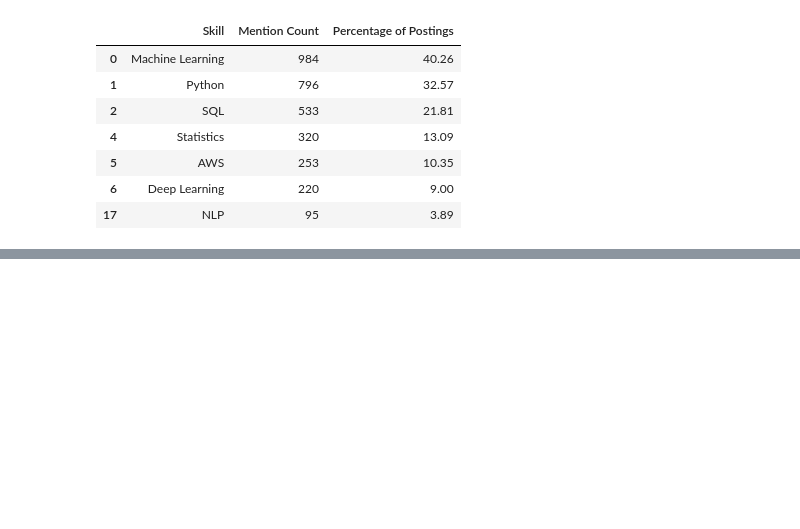
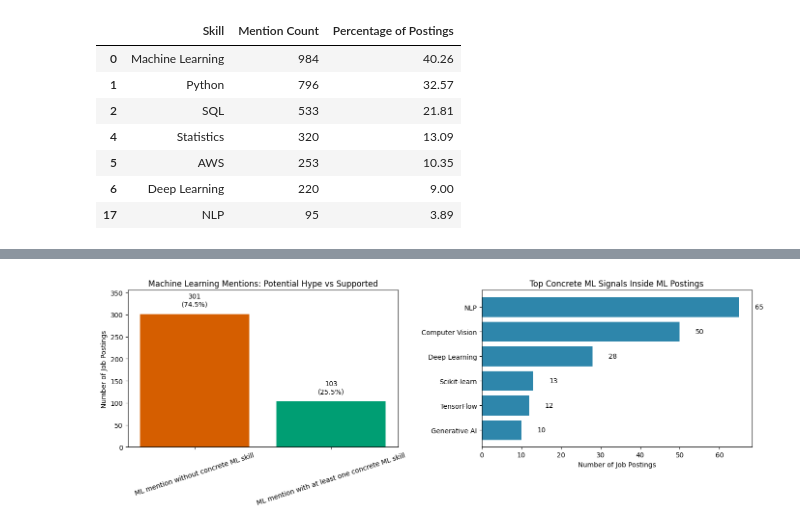
Before and after one commit to Nejel/ttu_group_project, a Jupyter notebook: experiment_1.ipynb, the cells around one changed output, grey strips where cells are left out. Cells and saved outputs as stored; diff of their text form; code cells hidden in the pictures; blank space fills up the shorter version.

```diff
--- a/experiment_1.ipynb
+++ b/experiment_1.ipynb
@@ -124,0 +195,34 @@ This suggests that Machine Learning has become a fundamental requirement in data
+# %%
+fig, axes = plt.subplots(1, 2, figsize=(14, 5))
+
+# Comparison of broad ML mentions versus more concrete ML requirements.
+summary_colors = ["#D55E00", "#009E73"]
+axes[0].bar(ml_hype_summary["Category"], ml_hype_summary["Postings"], color=summary_colors)
+axes[0].set_title('Machine Learning Mentions: Potential Hype vs Supported')
+axes[0].set_ylabel('Number of Job Postings')
+axes[0].tick_params(axis='x', rotation=18)
+
+for idx, row in ml_hype_summary.iterrows():
+    axes[0].text(
+        idx,
+        row["Postings"] + 15,
+        f"{row['Postings']}\n({row['Share of ML Postings (%)']}%)",
+        ha='center',
+        va='bottom'
+    )
+
+axes[0].set_ylim(0, ml_hype_summary["Postings"].max() * 1.18)
+
+# Most common concrete ML signals found inside postings that mention Machine Learning.
+top_related = related_skill_counts_in_ml.head(6).iloc[::-1]
+axes[1].barh(top_related["Skill"], top_related["Postings"], color="#2E86AB")
+axes[1].set_title('Top Concrete ML Signals Inside ML Postings')
+axes[1].set_xlabel('Number of Job Postings')
+
+for idx, value in enumerate(top_related["Postings"]):
+    axes[1].text(value + 4, idx, str(value), va='center')
+
+plt.tight_layout()
+plt.show()
+# %% [output]
+[figure, added]
```
Also changed, not shown: parts of 34 cells of this notebook, 2 other files.
